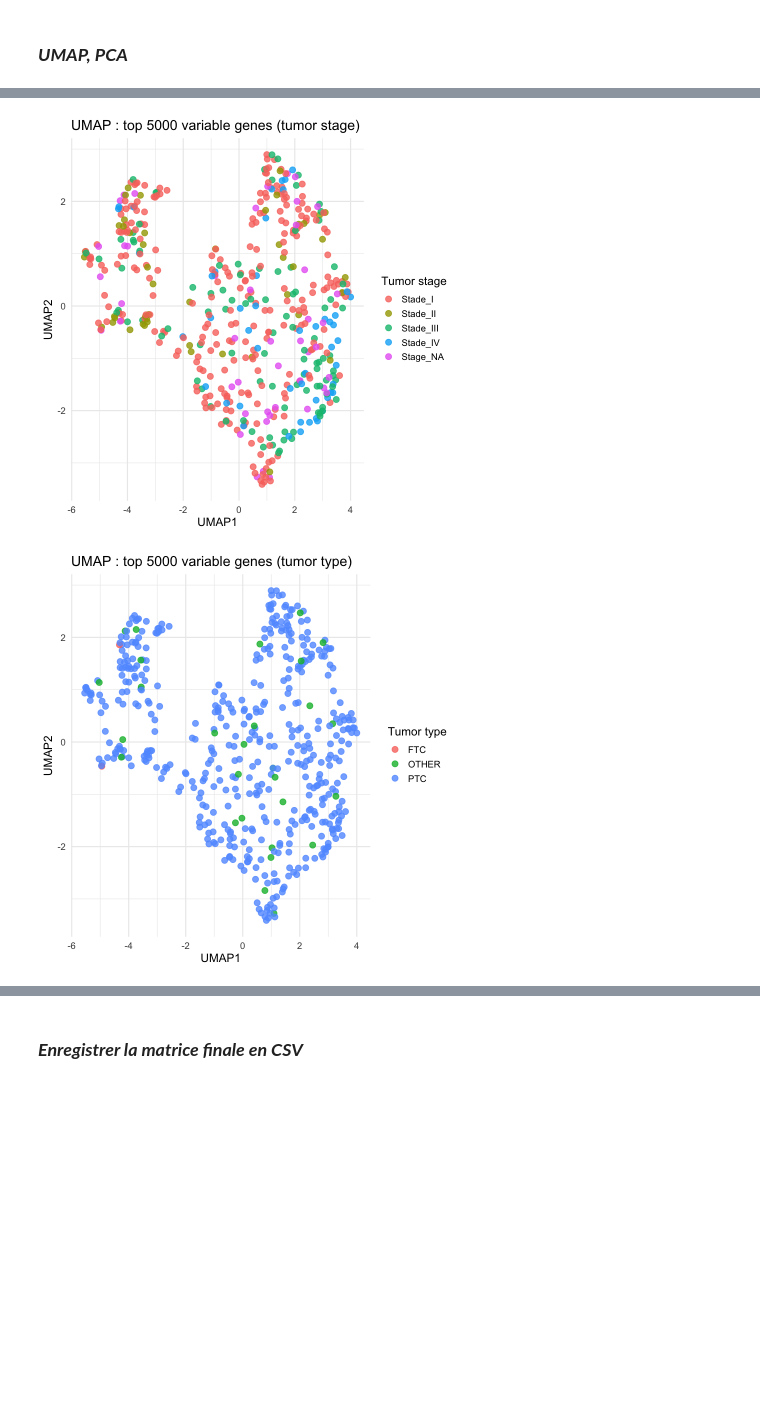
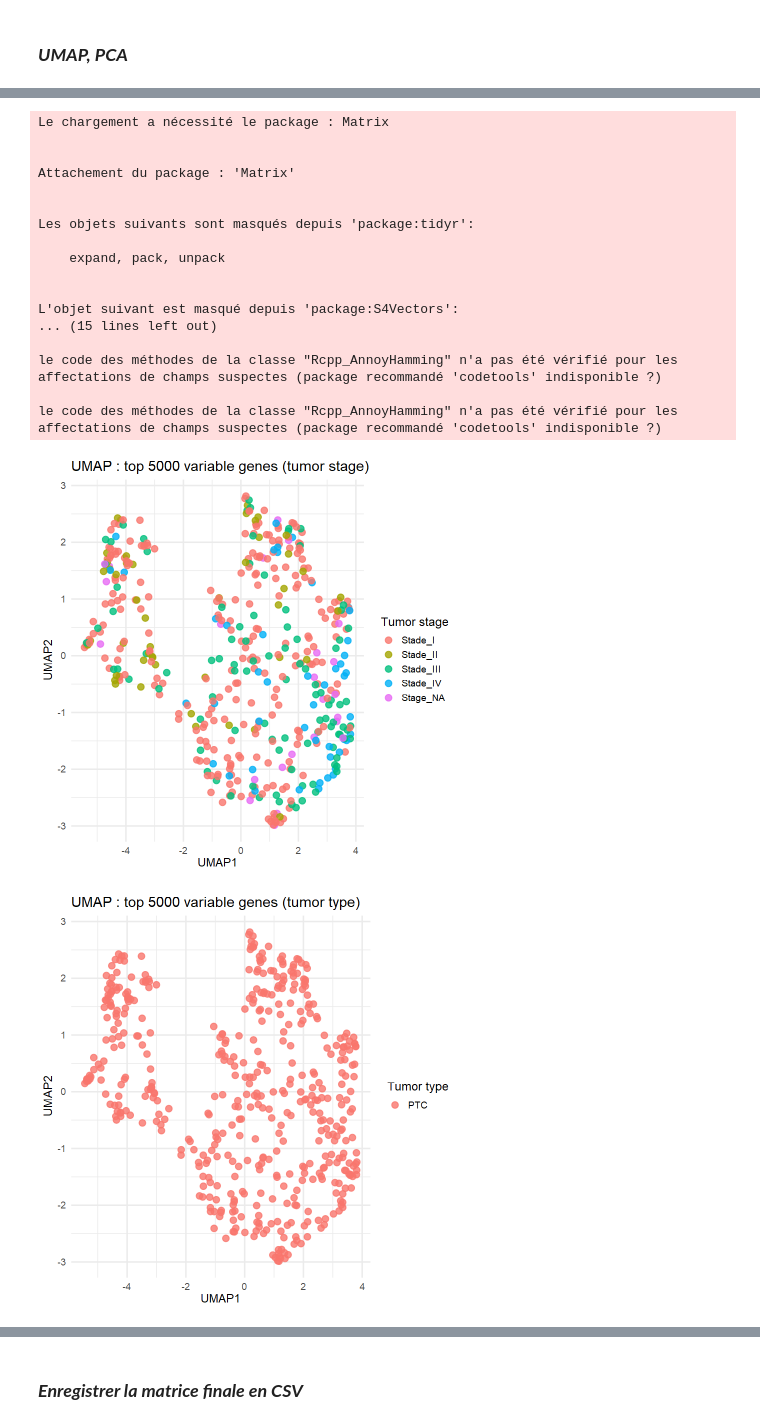
Before and after one commit to elodiehusson/Deep-Learning-Project, a Jupyter notebook: script/expression matrix finale.ipynb, the cells around one changed output, grey strips where cells are left out. Drawn from its saved outputs; the diff is of its cells as text; code cells hidden in the pictures; blank space fills up the shorter version.

```diff
--- a/script/expression matrix finale.ipynb
+++ b/script/expression matrix finale.ipynb
@@ -219,7 +237,7 @@ Pour les __*Metastasique*__, ce ne sont pas des tissus thyroidiens, et ont un pr
 
 Alors, on ne garde que les __*Primary Tumor*__ pour faire l'analyse et pouvoir prédire les stades tumoraux. C'est ce que fait la cellule de code suivante. On utilise *se_tumor* au lieu de simplement *se*, et *meta_tumor* au lieu de *meta*
 # %%
-se_tumor <- se[, meta$sample_type == "Primary Tumor"] # ne garde que les tumeurs primaires
+se_tumor <- se[, meta$sample_type == "Primary Tumor" & meta$primary_diagnosis %in% grep("papillar", meta$primary_diagnosis, ignore.case = TRUE, value = TRUE)]
 dim(se_tumor)
 
 meta_tumor <- as.data.frame(colData(se_tumor)) # métadonnées des échantillons tumoraux
@@ -592,5 +626,5 @@ Cumulative Proportion  1.00000 1.000e+00
 # %%
-install.packages("uwot")
+#install.packages("uwot")
 library(uwot)
 
 set.seed(42)
@@ -621,2 +659,19 @@ The downloaded binary packages are in
+Le chargement a nécessité le package : Matrix
+
+
+Attachement du package : 'Matrix'
+
+
+Les objets suivants sont masqués depuis 'package:tidyr':
+
+    expand, pack, unpack
+
+
+L'objet suivant est masqué depuis 'package:S4Vectors':
+... (15 lines left out)
+
+le code des méthodes de la classe "Rcpp_AnnoyHamming" n'a pas été vérifié pour les affectations de champs suspectes (package recommandé 'codetools' indisponible ?)
+
+le code des méthodes de la classe "Rcpp_AnnoyHamming" n'a pas été vérifié pour les affectations de champs suspectes (package recommandé 'codetools' indisponible ?)
-[figure, old version]
+[figure, new version]
-[figure, old version]
+[figure, new version]
```
Also changed, not shown: parts of 12 cells of this notebook, 2 other files.
